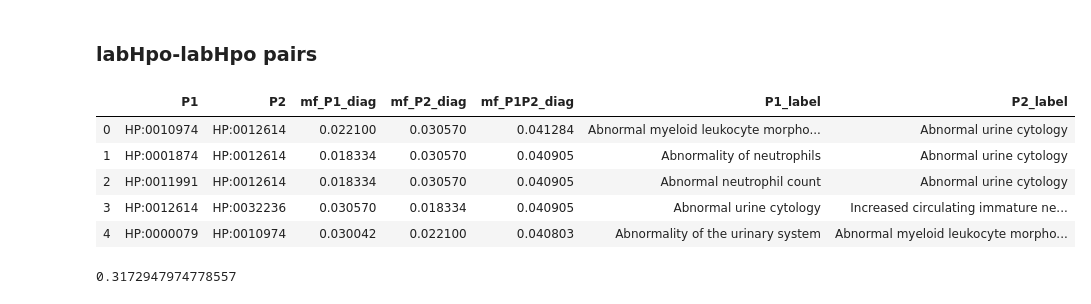
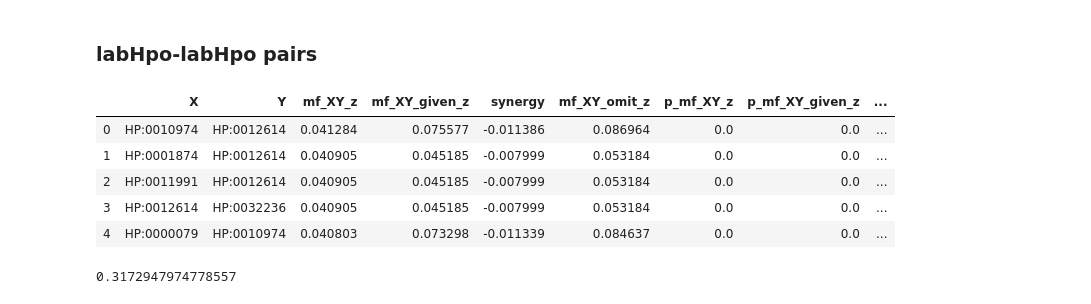
Before and after one commit to TheJacksonLaboratory/MIMIC_HPO, a Jupyter notebook: src/main/notebooks/interpretation.ipynb, the cells around one changed output. Cells and saved outputs as stored; diff of their text form; code cells hidden in the pictures.

```diff
--- a/src/main/notebooks/interpretation.ipynb
+++ b/src/main/notebooks/interpretation.ipynb
@@ -330,28 +371,33 @@ nodes.drop_duplicates().reset_index(drop=True).to_csv('../../../data/mf_regardin
 # %%
 disease = '038'
 mf_diagnosis_phenotypes = mf.MutualInfoXYz(summaries_diagnosis_labHpo_labHpo[disease])
+p_values = load_p_values('../../../data/mf_regarding_diseases/primary_only/{}/p_value_labHpo_labHpo_038_primary_only.obj'.format(disease))
 
-df_mf_Xz, df_mf_Yz, df_mf_XY_z = mf_dateframes(mf_diagnosis_phenotypes)
+df_mf_Xz, df_mf_Yz, df_mf_XY_z = mf_dataframes(mf_diagnosis_phenotypes, p_values['mf_Xz'], p_values['mf_Yz'], \
+                                               p_values['mf_XY_z'], p_values['mf_XY_given_z'], p_values['synergy'], \
+                                              p_values['mf_XY_omit_z'])
 df_mf_XY_z_filtered = filter_df(df_mf_Xz, df_mf_Yz, df_mf_XY_z)
 # %%
-df_mf_XY_z_filtered['P1_label'] = np.array([hpo.term_id2name_map().get(termid) for termid in df_mf_XY_z_filtered.P1])
-df_mf_XY_z_filtered['P2_label'] = np.array([hpo.term_id2name_map().get(termid) for termid in df_mf_XY_z_filtered.P2])
-df_mf_XY_z_filtered.sort_values(by='mf_joint', ascending=False).head(n=20)
+df_mf_XY_z_filtered['P1_label'] = np.array([hpo.term_id2name_map().get(termid) for termid in df_mf_XY_z_filtered.X])
+df_mf_XY_z_filtered['P2_label'] = np.array([hpo.term_id2name_map().get(termid) for termid in df_mf_XY_z_filtered.Y])
+#df_mf_XY_z_filtered.sort_values(by='mf_XY_z', ascending=False).head(n=20)
 df_mf_joint_vs_individual = df_mf_XY_z_filtered \
-    .sort_values(by='mf_joint', ascending=False) \
-    .reset_index(drop=True) \
-    .rename(columns={'mf_joint': 'mf_P1P2_diag'}) \
-    .loc[:, ['P1', 'P2', 'mf_P1_diag', 'mf_P2_diag', 'mf_P1P2_diag', 'P1_label', 'P2_label']]
+    .sort_values(by='mf_XY_z', ascending=False) \
+    .reset_index(drop=True)
+    #.rename(columns={'mf_joint': 'mf_P1P2_diag'}) \
+    #.loc[:, ['P1', 'P2', 'mf_Xz', 'mf_Yz', 'mf_XY_z', 'P1_label', 'P2_label']]
 
-df_mf_joint_vs_individual.to_csv('../../../data/mf_regarding_diseases/primary_only/df_mf_joint_vs_individual_labHpo_labHpo_{}.csv'.format(disease))
+df_mf_joint_vs_individual.loc[:, ['X', 'Y', 'mf_Xz', 'mf_Yz', 'mf_XY_z', 'p_mf_Xz', 'p_mf_Yz', 'P1_label', 'P2_label']] \
+    .rename(columns={'X': 'P1', 'Y': 'P2', 'mf_Xz': 'mf_P1_diag', 'mf_Yz': 'mf_P2_diag', 'mf_XY_z': 'mf_P1P2_diag'}) \
+    .to_csv('../../../data/mf_regarding_diseases/primary_only/df_mf_joint_vs_individual_labHpo_labHpo_{}.csv'.format(disease))
 df_mf_joint_vs_individual.head()
 # %% [output]
-|  | P1 | P2 | mf_P1_diag | mf_P2_diag | mf_P1P2_diag | P1_label | P2_label |
-| 0 | HP:0010974 | HP:0012614 | 0.022100 | 0.030570 | 0.041284 | Abnormal myeloid leukocyte morpho... | Abnormal urine cytology |
-| 1 | HP:0001874 | HP:0012614 | 0.018334 | 0.030570 | 0.040905 | Abnormality of neutrophils | Abnormal urine cytology |
-| 2 | HP:0011991 | HP:0012614 | 0.018334 | 0.030570 | 0.040905 | Abnormal neutrophil count | Abnormal urine cytology |
-| 3 | HP:0012614 | HP:0032236 | 0.030570 | 0.018334 | 0.040905 | Abnormal urine cytology | Increased circulating immature ne... |
-| 4 | HP:0000079 | HP:0010974 | 0.030042 | 0.022100 | 0.040803 | Abnormality of the urinary system | Abnormal myeloid leukocyte morpho... |
+|  | X | Y | mf_XY_z | mf_XY_given_z | synergy | mf_XY_omit_z | p_mf_XY_z | p_mf_XY_given_z | ... |
+| 0 | HP:0010974 | HP:0012614 | 0.041284 | 0.075577 | -0.011386 | 0.086964 | 0.0 | 0.0 | ... |
+| 1 | HP:0001874 | HP:0012614 | 0.040905 | 0.045185 | -0.007999 | 0.053184 | 0.0 | 0.0 | ... |
+| 2 | HP:0011991 | HP:0012614 | 0.040905 | 0.045185 | -0.007999 | 0.053184 | 0.0 | 0.0 | ... |
+| 3 | HP:0012614 | HP:0032236 | 0.040905 | 0.045185 | -0.007999 | 0.053184 | 0.0 | 0.0 | ... |
+| 4 | HP:0000079 | HP:0010974 | 0.040803 | 0.073298 | -0.011339 | 0.084637 | 0.0 | 0.0 | ... |
 # %%
 entropy(mf_diagnosis_phenotypes.case_N, mf_diagnosis_phenotypes.control_N)
 # %% [output]
```
Also changed, not shown: parts of 14 cells of this notebook, 1 other file.
